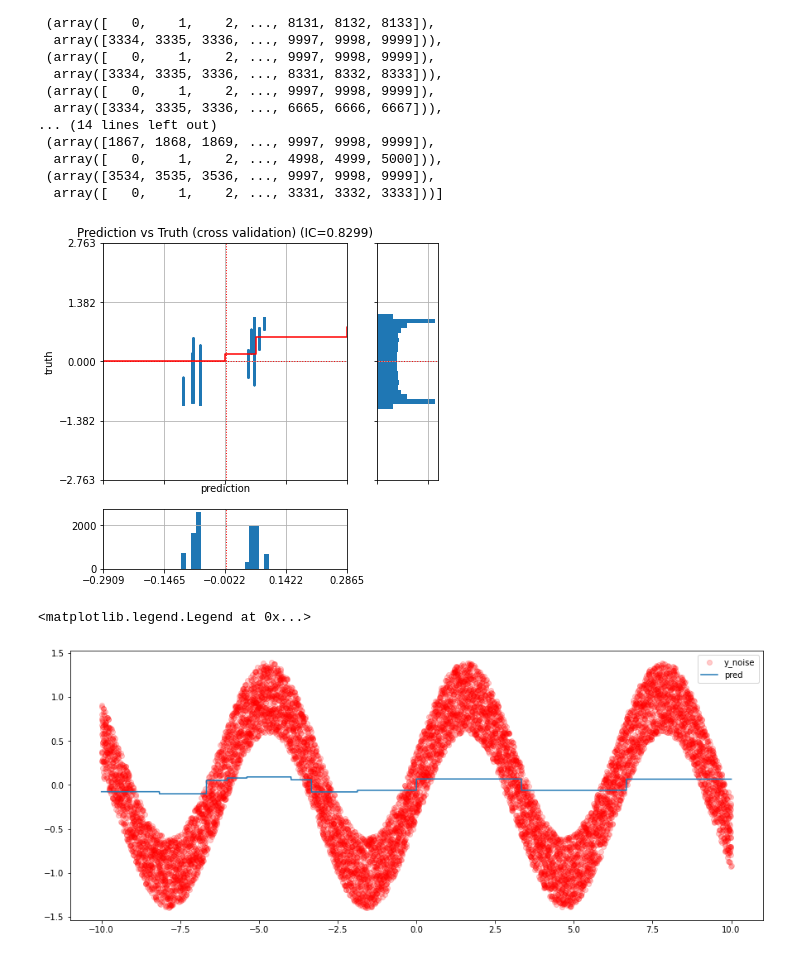
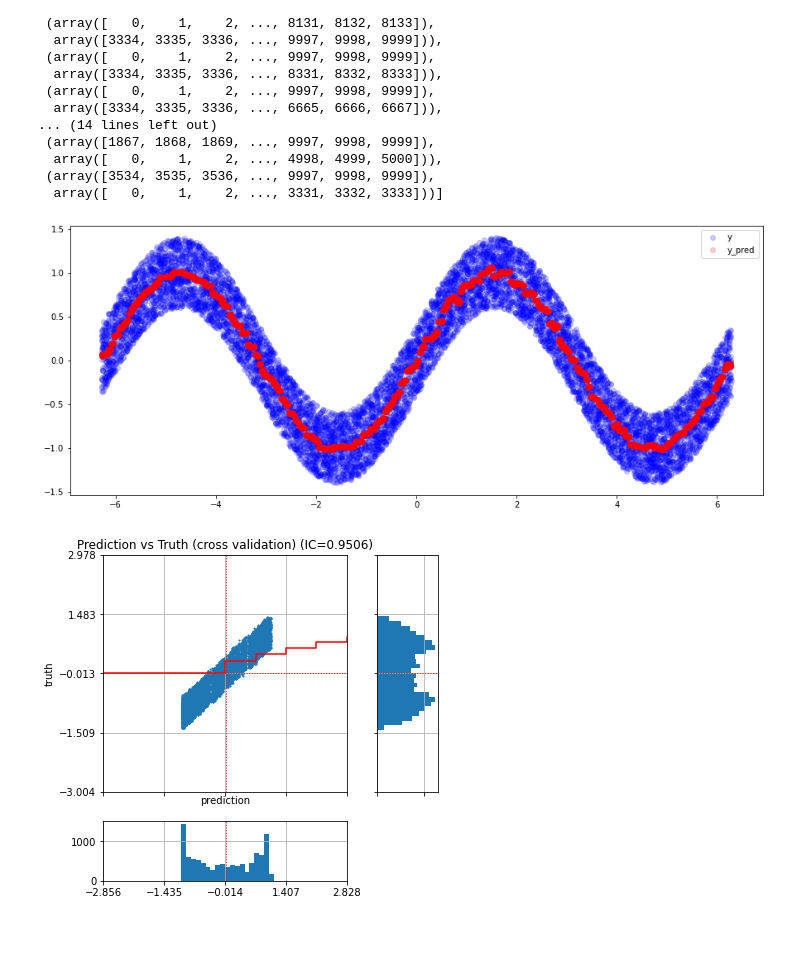
Before and after one commit to WannabeBotter/crypto_misc_jupyter, a Jupyter notebook: cpcv_test/cpcv_test.ipynb, the cells around one changed output. Cells and saved outputs as stored; diff of their text form; code cells hidden in the pictures.

Commit message:
Updated y and y_pred

```diff
--- a/cpcv_test/cpcv_test.ipynb
+++ b/cpcv_test/cpcv_test.ipynb
@@ -8,14 +10,14 @@ from lightgbm import *
 from cpcv_util import *
 # %%
 sample_size = 10000
-x = np.linspace(-10, 10, sample_size)
+#x = np.linspace(-10, 10, sample_size)
+x = [random.uniform(-2 * math.pi, 2 * math.pi) for x in range(10000)]
 y = np.sin(x)
 y_noise = y + np.random.uniform(-0.4, 0.4, sample_size)
 
 df = pd.DataFrame({'x': x, 'y': y, 'y_noise': y_noise})
 
 plt.figure(figsize=[15, 6])
-plt.plot(df['x'], df['y'], label='sin(x)')
 plt.scatter(df['x'], df['y_noise'], label='sin(x)_noise', color='red', alpha=0.2)
 plt.legend()
 
@@ -62,7 +66,0 @@ prediction of quantile 0.9
-# %%
-plt.figure(figsize=[15, 6])
-
-plt.scatter(x, y_noise, label='y_noise', alpha=.2, color='red')
-for i in range(len(quantiles)):
-    plt.plot(x, y_preds[:, i], label='quantile_pred_{}'.format(quantiles[i]))
-plt.legend()
@@ -185,24 +180,22 @@ def display_true_vs_pred(series_true, series_pred, subtitle):
 # %%
 # 学習区間について予測を行い、学習したモデルの性能を確認する
 df_predict = pd.DataFrame(model_cv.predict(df[features], num_iteration=model_cv.best_iteration))
 df_predict = df_predict.transpose()
+
 for index, fold in enumerate(folds):
     df_predict.iloc[fold[1], index] = np.nan
 df['y_pred'] = df_predict.mean(axis=1)
 
+plt.figure(figsize=[15, 6])
+plt.scatter(df['x'], df['y_noise'], label='y', alpha=.2, color='blue')
+plt.scatter(df['x'], df['y_pred'], label='y_pred', alpha=.2, color='red')
+plt.legend()
+
 # 真値と予測値の関係を見る
-display_true_vs_pred(df['y'], df['y_pred'], 'Prediction vs Truth (cross validation)')
+display_true_vs_pred(df['y_noise'], df['y_pred'], 'Prediction vs Truth (cross validation)')
 # %% [output]
-[figure, old version]
+[figure, new version]
+[figure, added]
-# %%
-plt.figure(figsize=[15, 6])
-
-plt.scatter(x, y_noise, label='y_noise', alpha=.2, color='red')
-plt.plot(x, df['y_pred'], label='pred')
-plt.legend()
-# %% [output]
-<matplotlib.legend.Legend at 0x...>
-[figure, removed]
 # %%
 # バリデーション区間について予測を行い、学習したモデルの性能を確認する
 df_predict = pd.DataFrame(model_cv.predict(df[features], num_iteration=model_cv.best_iteration))
```
Also changed, not shown: parts of 6 cells of this notebook.
